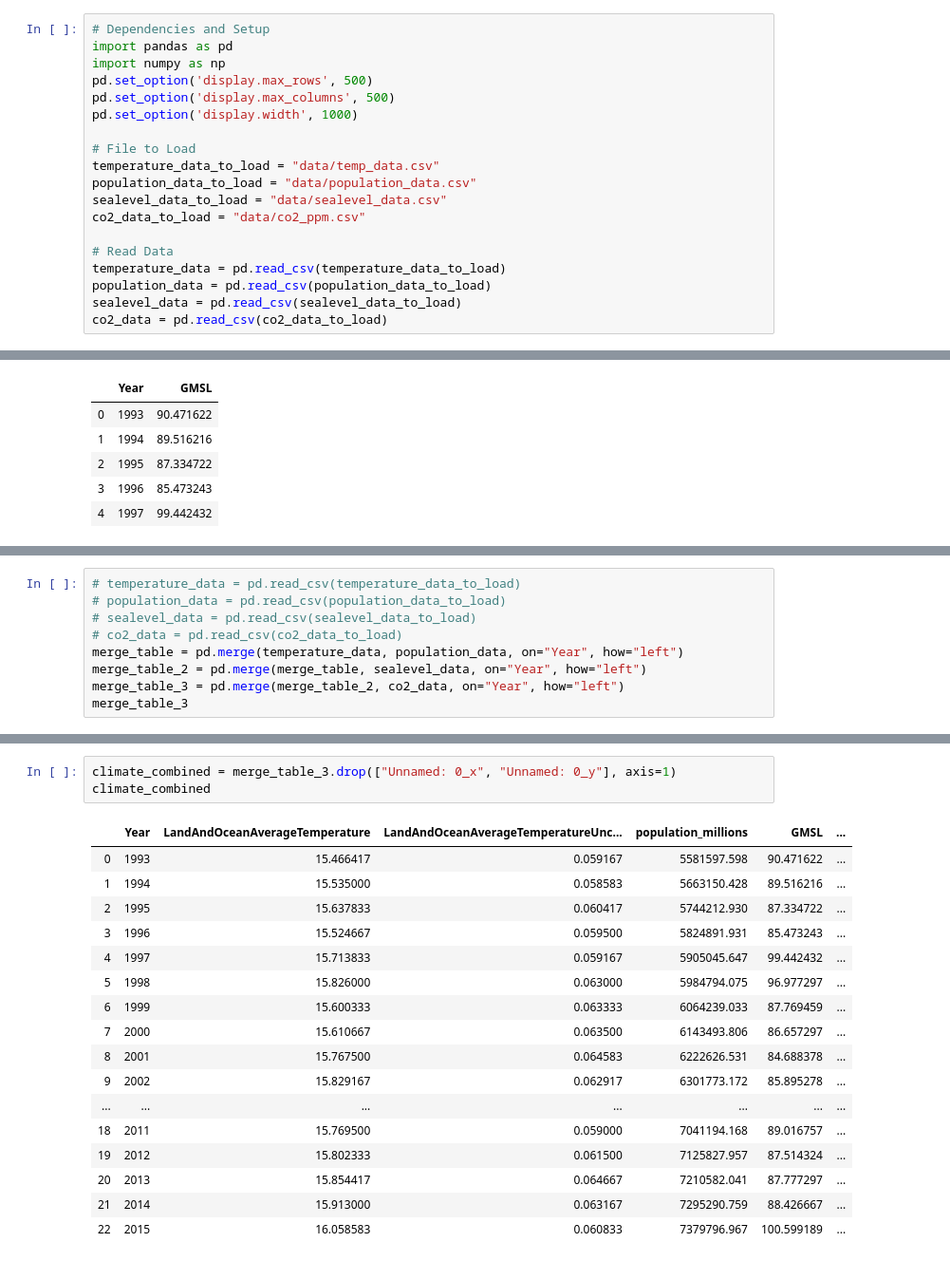
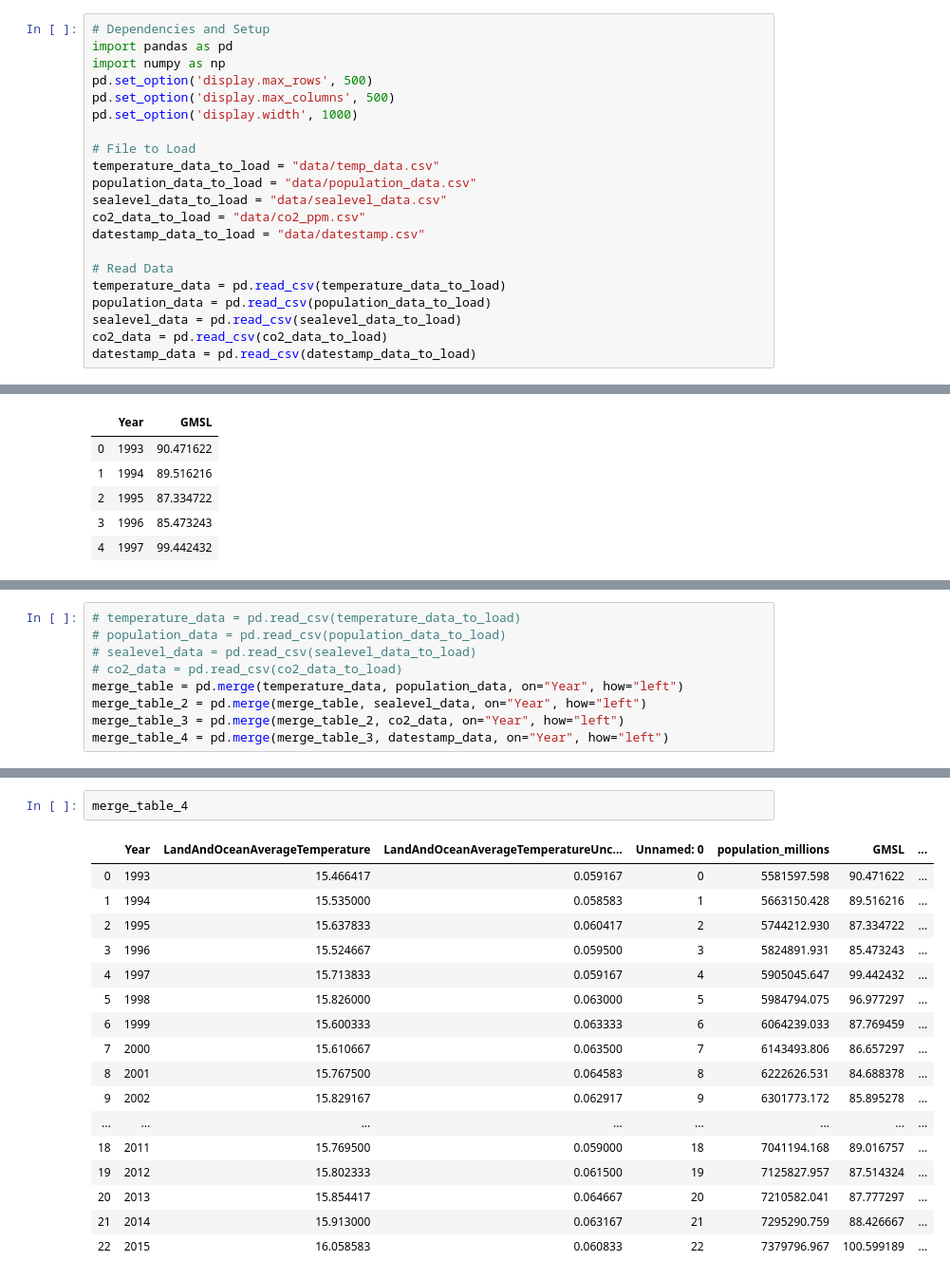
Before and after one commit to magcox5/climate_change_2038, a Jupyter notebook: climate_combined.ipynb, the cells around one changed output, grey strips where cells are left out. Shown at 95% size. Saved outputs shown, nothing was run; the diff lists cells and outputs as text.

```diff
--- a/climate_combined.ipynb
+++ b/climate_combined.ipynb
@@ -14,12 +14,14 @@ temperature_data_to_load = "data/temp_data.csv"
 population_data_to_load = "data/population_data.csv"
 sealevel_data_to_load = "data/sealevel_data.csv"
 co2_data_to_load = "data/co2_ppm.csv"
+datestamp_data_to_load = "data/datestamp.csv"
 
 # Read Data
 temperature_data = pd.read_csv(temperature_data_to_load)
 population_data = pd.read_csv(population_data_to_load)
 sealevel_data = pd.read_csv(sealevel_data_to_load)
 co2_data = pd.read_csv(co2_data_to_load)
+datestamp_data = pd.read_csv(datestamp_data_to_load)
 # %%
 #Temp Data Molly C.
 temperature_data.head(5)
@@ -68,4 +80,4 @@ co2_data.head(5)
 merge_table = pd.merge(temperature_data, population_data, on="Year", how="left")
 merge_table_2 = pd.merge(merge_table, sealevel_data, on="Year", how="left")
 merge_table_3 = pd.merge(merge_table_2, co2_data, on="Year", how="left")
-merge_table_3
+merge_table_4 = pd.merge(merge_table_3, datestamp_data, on="Year", how="left")
@@ -90,21 +84,20 @@ merge_table_3
-# %%
-climate_combined = merge_table_3.drop(["Unnamed: 0_x", "Unnamed: 0_y"], axis=1)
-climate_combined
-# %% [output]
-|  | Year | LandAndOceanAverageTemperature | LandAndOceanAverageTemperatureUnc... | population_millions | GMSL | ... |
-| 0 | 1993 | 15.466417 | 0.059167 | 5581597.598 | 90.471622 | ... |
-| 1 | 1994 | 15.535000 | 0.058583 | 5663150.428 | 89.516216 | ... |
-| 2 | 1995 | 15.637833 | 0.060417 | 5744212.930 | 87.334722 | ... |
-| 3 | 1996 | 15.524667 | 0.059500 | 5824891.931 | 85.473243 | ... |
-| 4 | 1997 | 15.713833 | 0.059167 | 5905045.647 | 99.442432 | ... |
-| 5 | 1998 | 15.826000 | 0.063000 | 5984794.075 | 96.977297 | ... |
-| 6 | 1999 | 15.600333 | 0.063333 | 6064239.033 | 87.769459 | ... |
-| 7 | 2000 | 15.610667 | 0.063500 | 6143493.806 | 86.657297 | ... |
-| 8 | 2001 | 15.767500 | 0.064583 | 6222626.531 | 84.688378 | ... |
-| 9 | 2002 | 15.829167 | 0.062917 | 6301773.172 | 85.895278 | ... |
-| ... | ... | ... | ... | ... | ... | ... |
-| 18 | 2011 | 15.769500 | 0.059000 | 7041194.168 | 89.016757 | ... |
-| 19 | 2012 | 15.802333 | 0.061500 | 7125827.957 | 87.514324 | ... |
-| 20 | 2013 | 15.854417 | 0.064667 | 7210582.041 | 87.777297 | ... |
-| 21 | 2014 | 15.913000 | 0.063167 | 7295290.759 | 88.426667 | ... |
-| 22 | 2015 | 16.058583 | 0.060833 | 7379796.967 | 100.599189 | ... |
+# %%
+merge_table_4
+# %% [output]
+|  | Year | LandAndOceanAverageTemperature | LandAndOceanAverageTemperatureUnc... | Unnamed: 0 | population_millions | GMSL | ... |
+| 0 | 1993 | 15.466417 | 0.059167 | 0 | 5581597.598 | 90.471622 | ... |
+| 1 | 1994 | 15.535000 | 0.058583 | 1 | 5663150.428 | 89.516216 | ... |
+| 2 | 1995 | 15.637833 | 0.060417 | 2 | 5744212.930 | 87.334722 | ... |
+| 3 | 1996 | 15.524667 | 0.059500 | 3 | 5824891.931 | 85.473243 | ... |
+| 4 | 1997 | 15.713833 | 0.059167 | 4 | 5905045.647 | 99.442432 | ... |
+| 5 | 1998 | 15.826000 | 0.063000 | 5 | 5984794.075 | 96.977297 | ... |
+| 6 | 1999 | 15.600333 | 0.063333 | 6 | 6064239.033 | 87.769459 | ... |
+| 7 | 2000 | 15.610667 | 0.063500 | 7 | 6143493.806 | 86.657297 | ... |
+| 8 | 2001 | 15.767500 | 0.064583 | 8 | 6222626.531 | 84.688378 | ... |
+| 9 | 2002 | 15.829167 | 0.062917 | 9 | 6301773.172 | 85.895278 | ... |
+| ... | ... | ... | ... | ... | ... | ... | ... |
+| 18 | 2011 | 15.769500 | 0.059000 | 18 | 7041194.168 | 89.016757 | ... |
+| 19 | 2012 | 15.802333 | 0.061500 | 19 | 7125827.957 | 87.514324 | ... |
+| 20 | 2013 | 15.854417 | 0.064667 | 20 | 7210582.041 | 87.777297 | ... |
+| 21 | 2014 | 15.913000 | 0.063167 | 21 | 7295290.759 | 88.426667 | ... |
+| 22 | 2015 | 16.058583 | 0.060833 | 22 | 7379796.967 | 100.599189 | ... |
```
Also changed, not shown: parts of 5 cells of this notebook, 4 other files.
